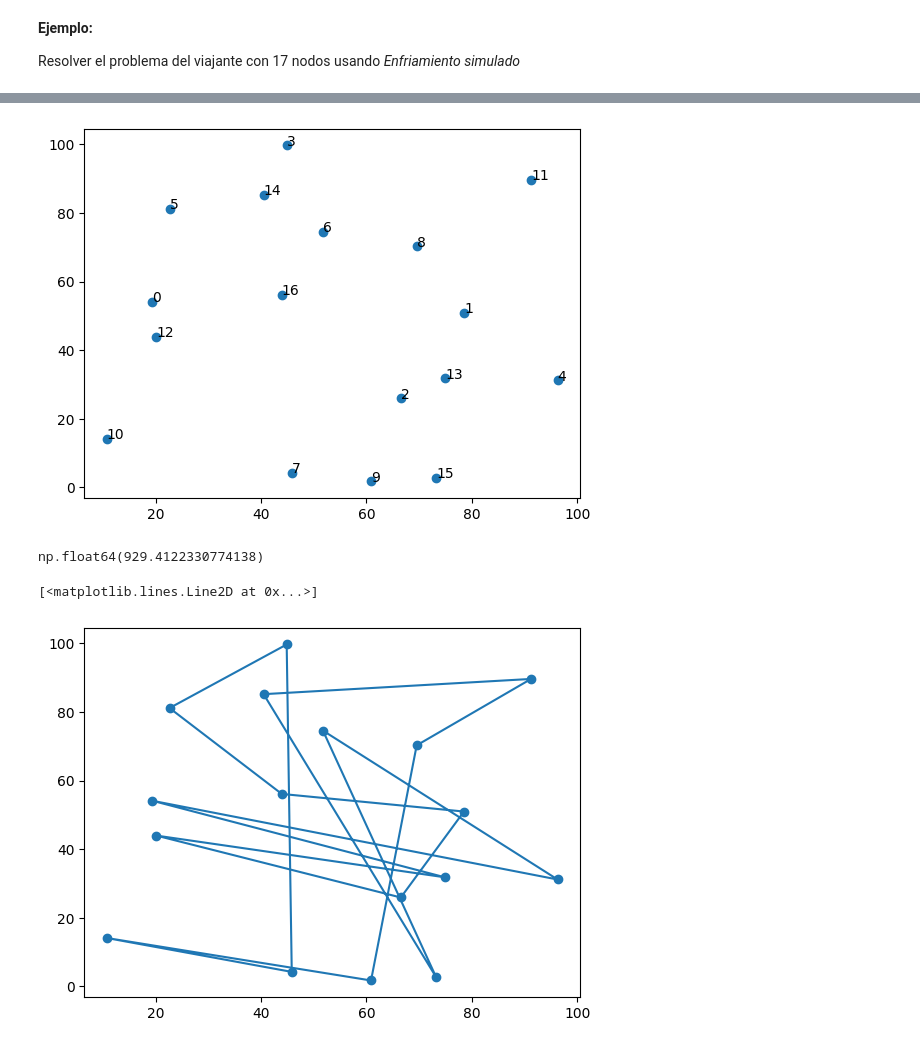
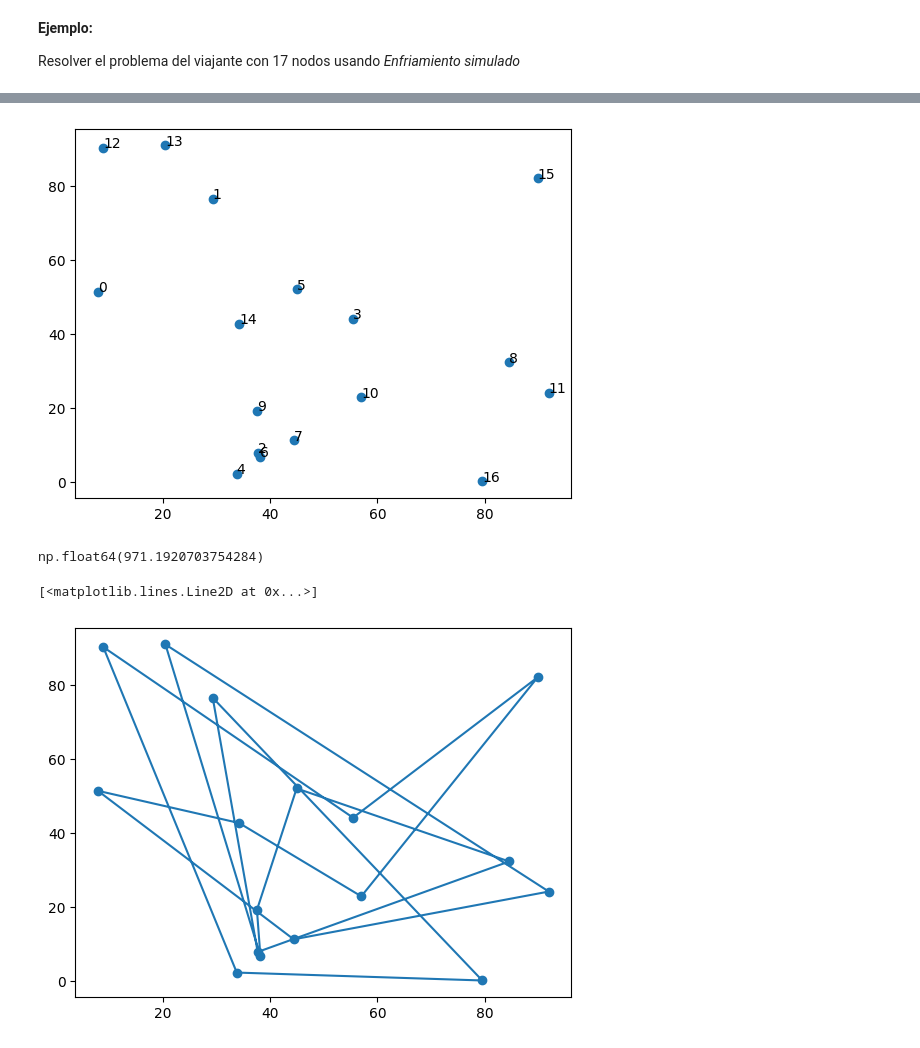
Before and after one commit to ArellanoMCarlos/SimMatO2025, a Jupyter notebook: Módulo 3 - Métodos de búsqueda/1 - Métodos de búsqueda.ipynb, the cells around one changed output, grey strips where cells are left out. Drawn from its saved outputs; the diff is of its cells as text; code cells hidden in the pictures.

```diff
--- a/Módulo 3 - Métodos de búsqueda/1 - Métodos de búsqueda.ipynb
+++ b/Módulo 3 - Métodos de búsqueda/1 - Métodos de búsqueda.ipynb
@@ -247,12 +253,11 @@ for i in range(len(ciudades)):
 estado0=np.array(range(17))
 np.random.shuffle(estado0)
 # %%
-ciudades=np.random.uniform(0,100,(17,2))
 plt.scatter(ciudades[:,0],ciudades[:,1])
-for i in estado0:
-  plt.text(ciudades[i,0],ciudades[i,1],str(i))
+for i in range(len(estado0)):
+  plt.text(ciudades[i,0],ciudades[i,1],str(estado0[i]))
 # %% [output]
-[figure, old version]
+[figure, new version]
 # %%
 def distancia(estado):
   d=0
@@ -263,14 +268,14 @@ def distancia(estado):
 # %%
 distancia(estado0)
 # %% [output]
-np.float64(929.4122330774138)
+np.float64(971.1920703754284)
 # %%
 plt.scatter(ciudades[:,0],ciudades[:,1])
 plt.plot(ciudades[estado0,0],ciudades[estado0,1])
 plt.plot([ciudades[estado0[-1],0],ciudades[estado0[0],0]],[ciudades[estado0[-1],1],ciudades[estado0[0],1]],'C0')
 # %% [output]
 [<matplotlib.lines.Line2D at 0x...>]
-[figure, old version]
+[figure, new version]
 # %%
 def generar_vecino(estado):
   i,j=np.random.choice(len(estado),2,replace=False)
```
Also changed, not shown: parts of 7 cells of this notebook, 3 other files.
